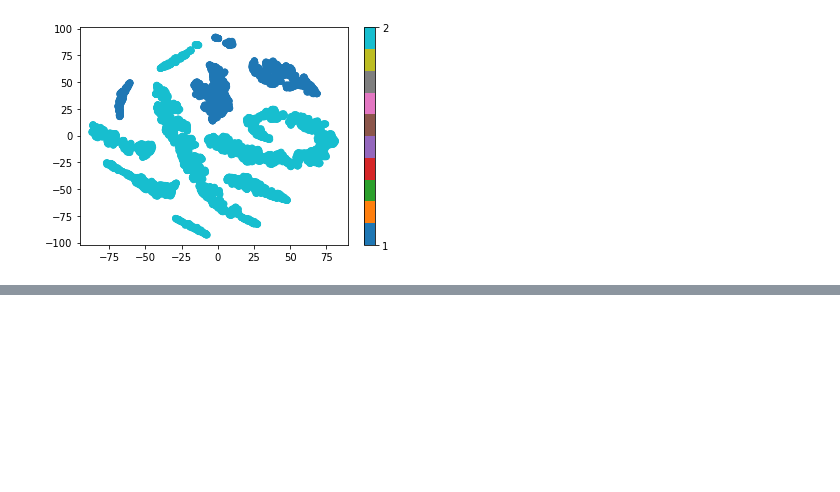
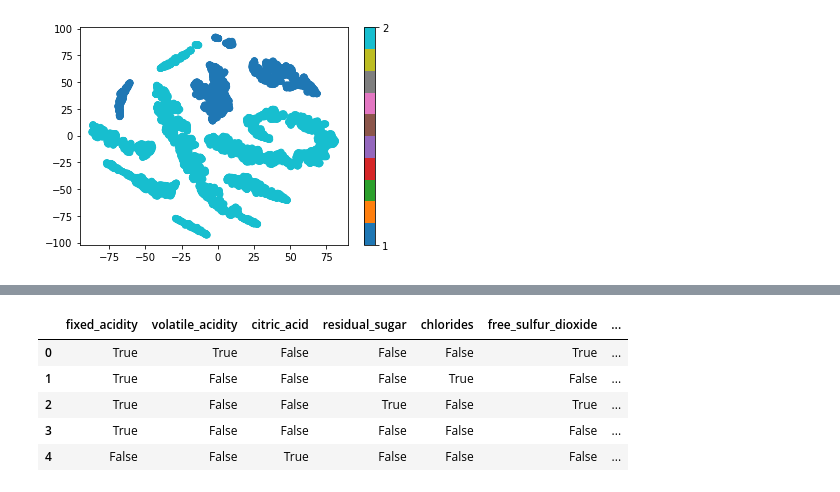
Before and after one commit to awright101/thesis_work_gaialens, a Jupyter notebook: Wine_Dataset_Work.ipynb, the cells around one changed output, grey strips where cells are left out. Cells and saved outputs as stored; diff of their text form; code cells hidden in the pictures; blank space fills up the shorter version.

```diff
--- a/Wine_Dataset_Work.ipynb
+++ b/Wine_Dataset_Work.ipynb
@@ -265,0 +235,10 @@ IndexError: single positional indexer is out-of-bounds
+# %%
+nan_mask_df = pd.DataFrame(data=nan_mask,columns=df_test.columns)
+nan_mask_df.head(5)
+# %% [output]
+|  | fixed_acidity | volatile_acidity | citric_acid | residual_sugar | chlorides | free_sulfur_dioxide | ... |
+| 0 | True | True | False | False | False | True | ... |
+| 1 | True | False | False | False | True | False | ... |
+| 2 | True | False | False | True | False | True | ... |
+| 3 | True | False | False | False | False | False | ... |
+| 4 | False | False | True | False | False | False | ... |
```
Also changed, not shown: parts of 33 cells of this notebook, 1 other file.
